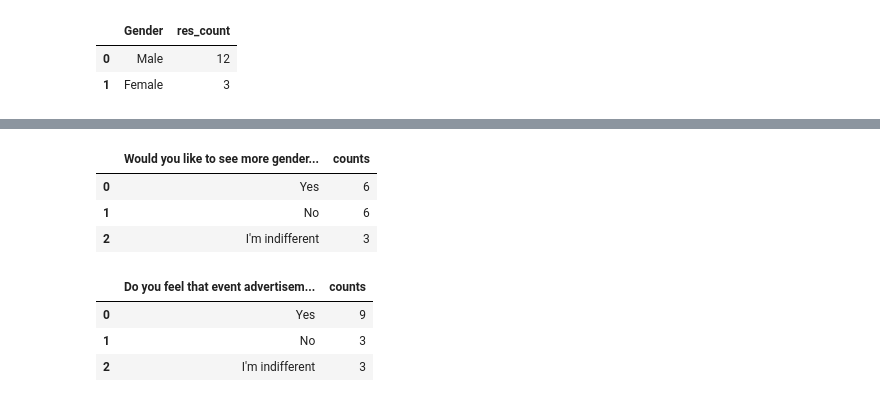
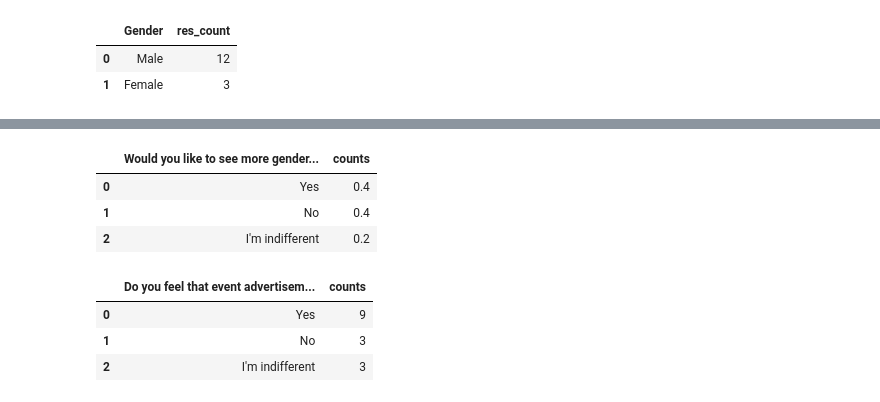
Before and after one commit to djibril968/Tribe_related_projects, a Jupyter notebook: spring_events_analytics.ipynb, the cells around one changed output, grey strips where cells are left out. Cells and saved outputs as stored; diff of their text form; code cells hidden in the pictures.

```diff
--- a/spring_events_analytics.ipynb
+++ b/spring_events_analytics.ipynb
@@ -192,13 +192,13 @@ time_pref
 # %%
 #gender specific events
 
-event_pref = event_data['Would you like to see more gender focused events (e.g. female entrepreneurship, including discussions with female founders and women in business)'].value_counts().reset_index(name='counts')
+event_pref = event_data['Would you like to see more gender focused events (e.g. female entrepreneurship, including discussions with female founders and women in business)'].value_counts(normalize= True).reset_index(name='counts')
 event_pref
 # %% [output]
 |  | Would you like to see more gender... | counts |
-| 0 | Yes | 6 |
-| 1 | No | 6 |
-| 2 | I'm indifferent | 3 |
+| 0 | Yes | 0.4 |
+| 1 | No | 0.4 |
+| 2 | I'm indifferent | 0.2 |
 # %%
 event_ads = event_data['Do you feel that event advertisements are relevant to your interests and needs as a member of your gender group'].value_counts(). reset_index(name = 'counts')
 event_ads
```
Also changed, not shown: parts of 4 cells of this notebook, 1 other file.
